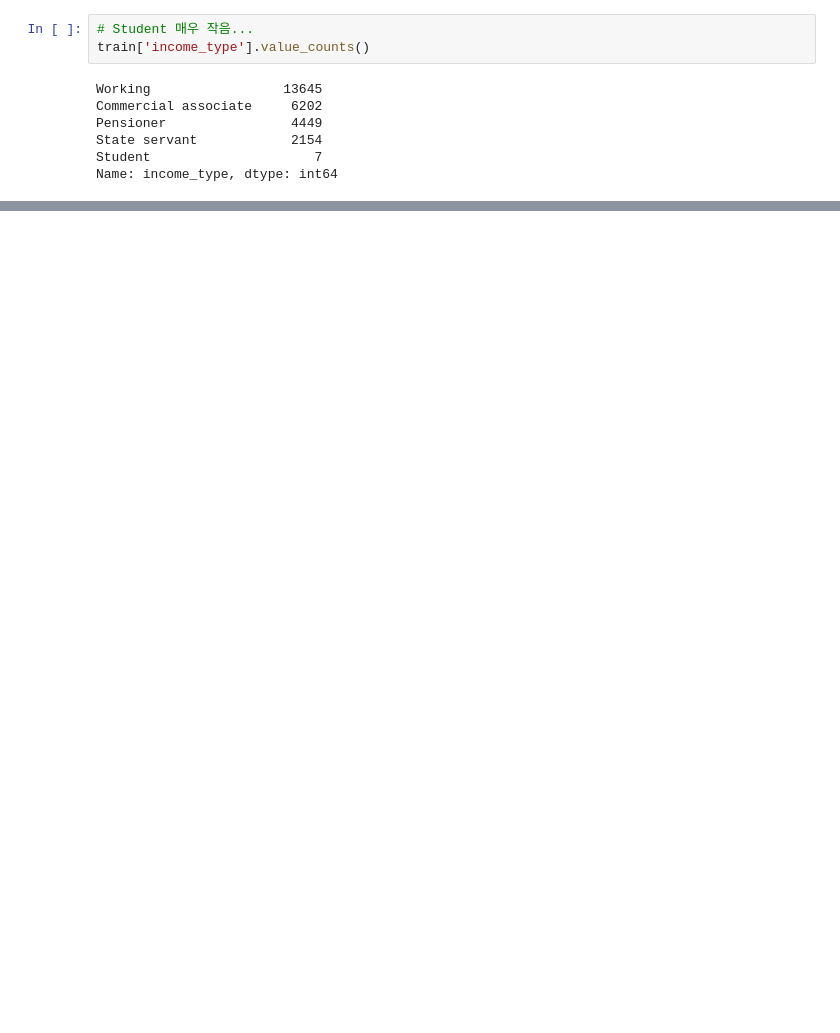
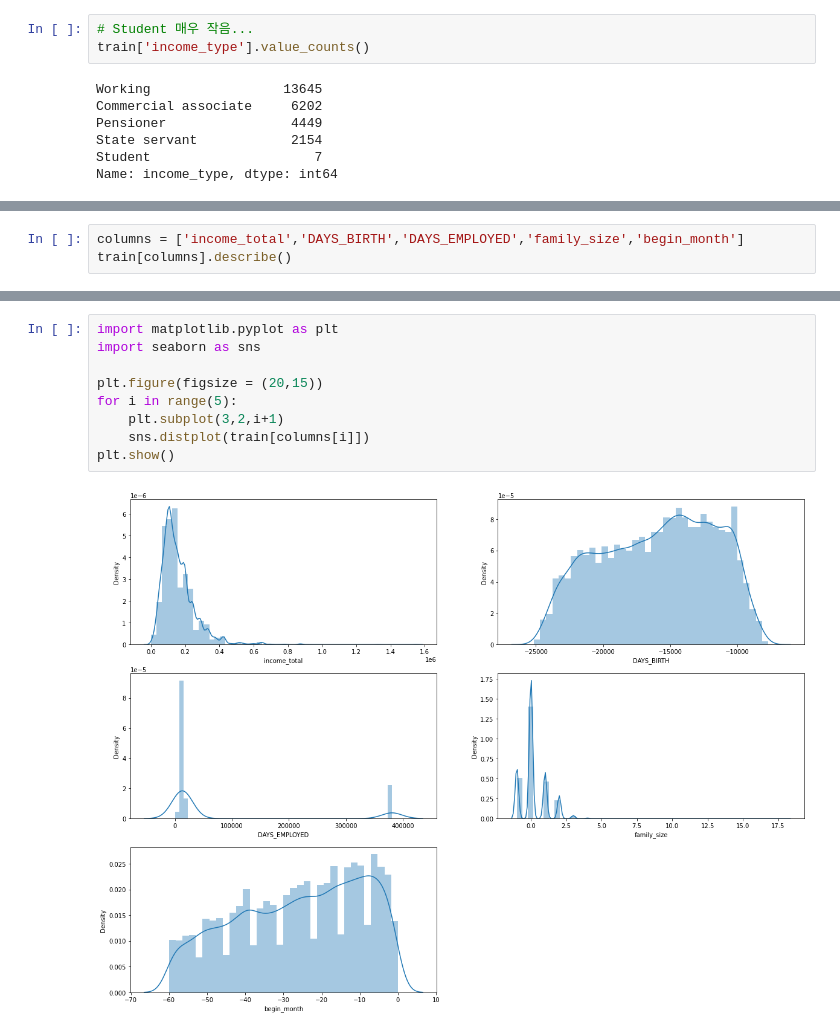
Before and after one commit to Sejong-Kaggle-Challengers/MAIN, a Jupyter notebook: [16-1]신용카드사용자연체예측AI경진대회/조영래/데이터확인.ipynb, the cells around one changed output, grey strips where cells are left out. Saved outputs shown, nothing was run; the diff lists cells and outputs as text; blank space fills up the shorter version.

```diff
--- a/[16-1]신용카드사용자연체예측AI경진대회/조영래/데이터확인.ipynb
+++ b/[16-1]신용카드사용자연체예측AI경진대회/조영래/데이터확인.ipynb
@@ -114,0 +166,3 @@ len(train['index'].unique())
+# %%
+columns = ['income_total','DAYS_BIRTH','DAYS_EMPLOYED','family_size','begin_month']
+train[columns].describe()
@@ -114,0 +179,11 @@ len(train['index'].unique())
+# %%
+import matplotlib.pyplot as plt
+import seaborn as sns
+
+plt.figure(figsize = (20,15))
+for i in range(5):
+    plt.subplot(3,2,i+1)
+    sns.distplot(train[columns[i]])
+plt.show()
+# %% [output]
+[figure, added]
```
Also changed, not shown: parts of 15 cells of this notebook.
